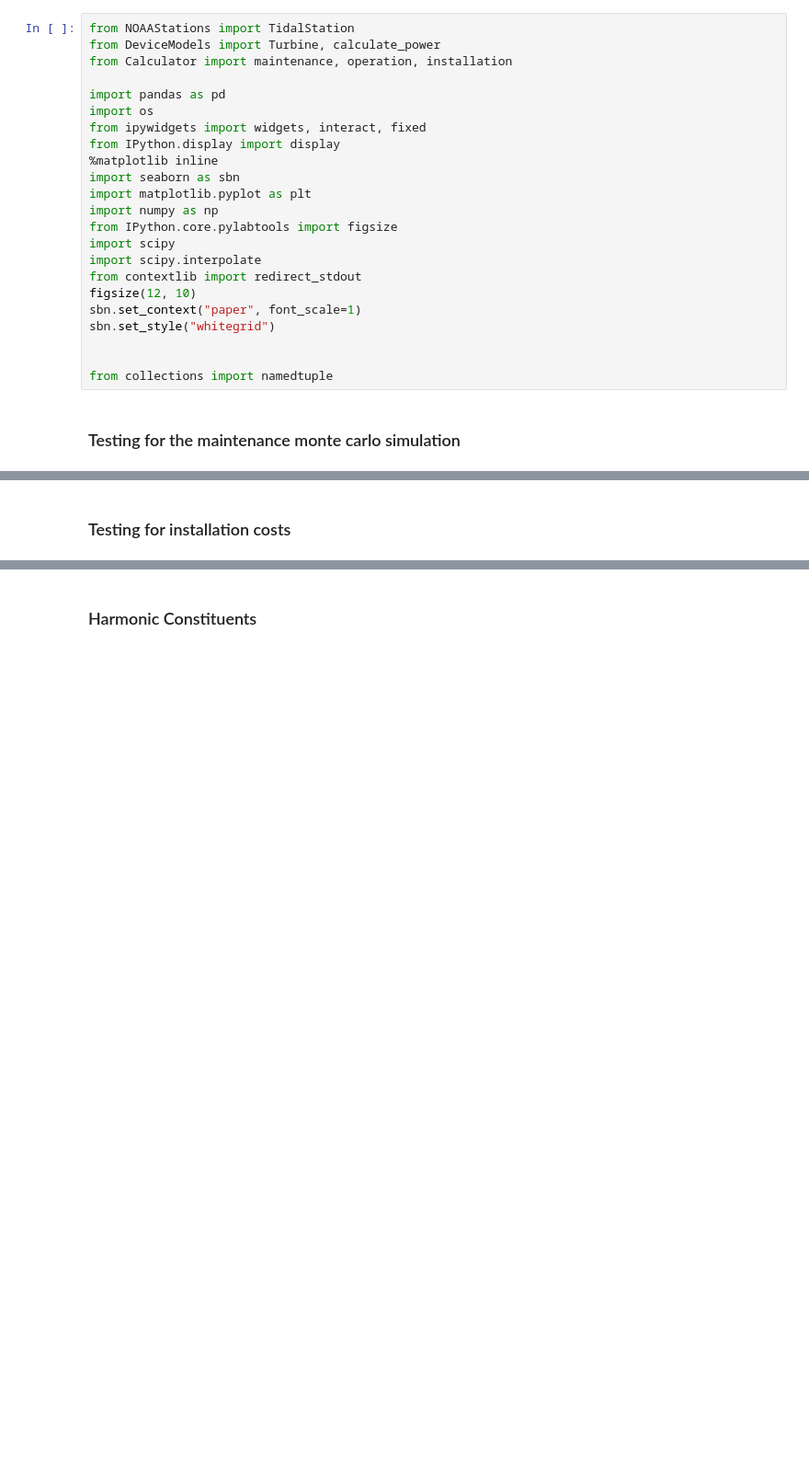
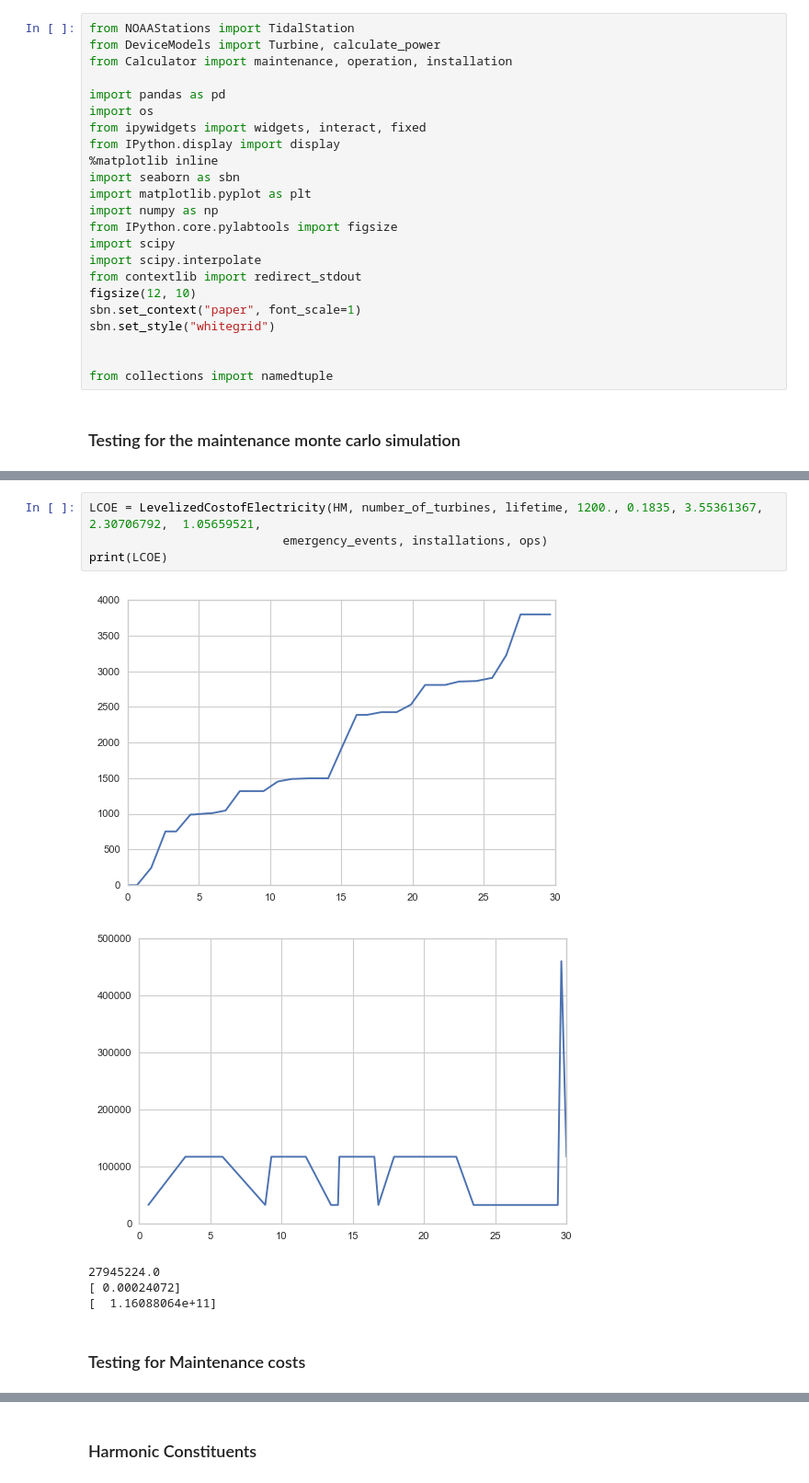
Before and after one commit to BAJJCapstone/MHK-LCoE, a Jupyter notebook: Levelized Cost of Electricity.ipynb, the cells around one changed output, grey strips where cells are left out. Shown at 92% size. Saved outputs shown, nothing was run; the diff lists cells and outputs as text; blank space fills up the shorter version.

Commit message:
LCOE working

```diff
--- a/Levelized Cost of Electricity.ipynb
+++ b/Levelized Cost of Electricity.ipynb
@@ -83,2 +226,12 @@ plt.savefig('MonteCarlo.png', format='png', transparent=True, bbox_inches='tight
+# %%
+LCOE = LevelizedCostofElectricity(HM, number_of_turbines, lifetime, 1200., 0.1835, 3.55361367,  2.30706792,  1.05659521,
+                           emergency_events, installations, ops)
+print(LCOE)
+# %% [output]
+[figure, added]
+[figure, added]
+27945224.0
+[ 0.00024072]
+[  1.16088064e+11]
 # %% [markdown]
-### Testing for installation costs
+### Testing for Maintenance costs
```
Also changed, not shown: parts of 9 cells of this notebook, 8 other files.
